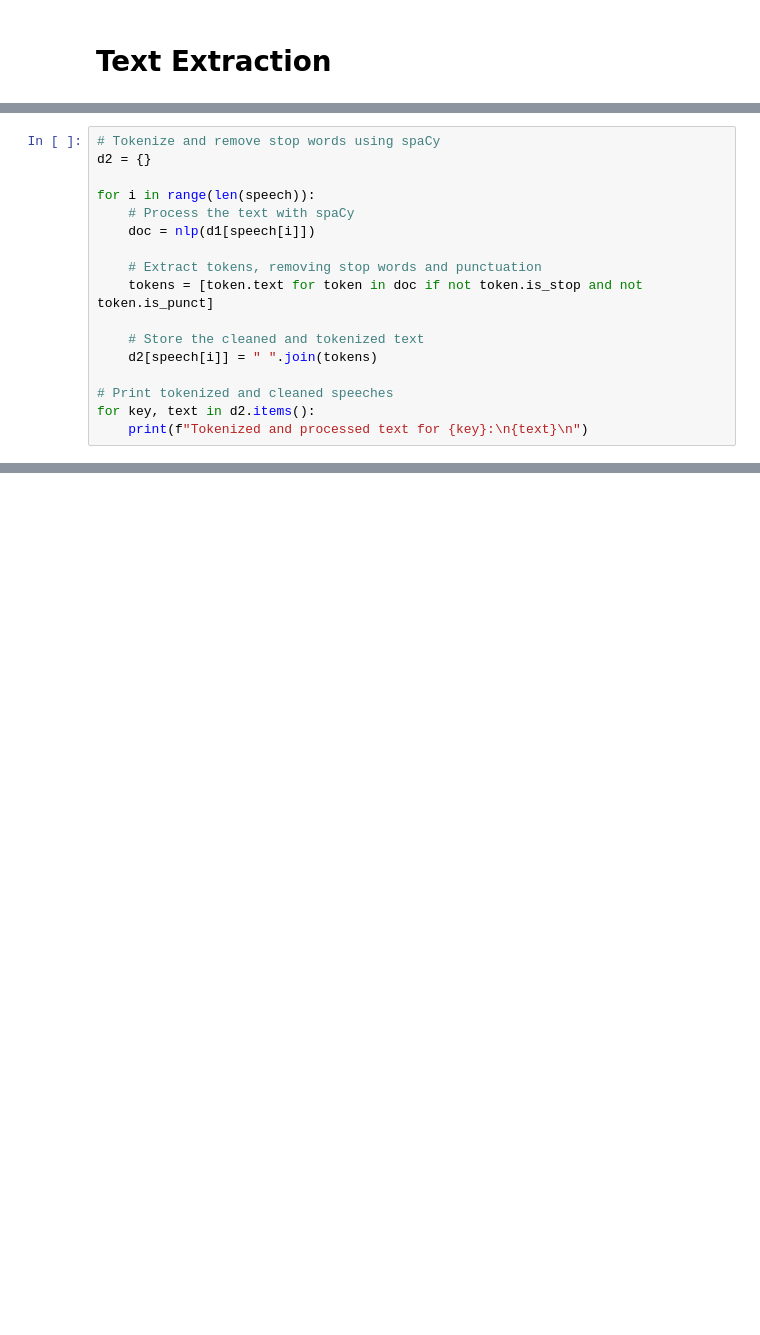
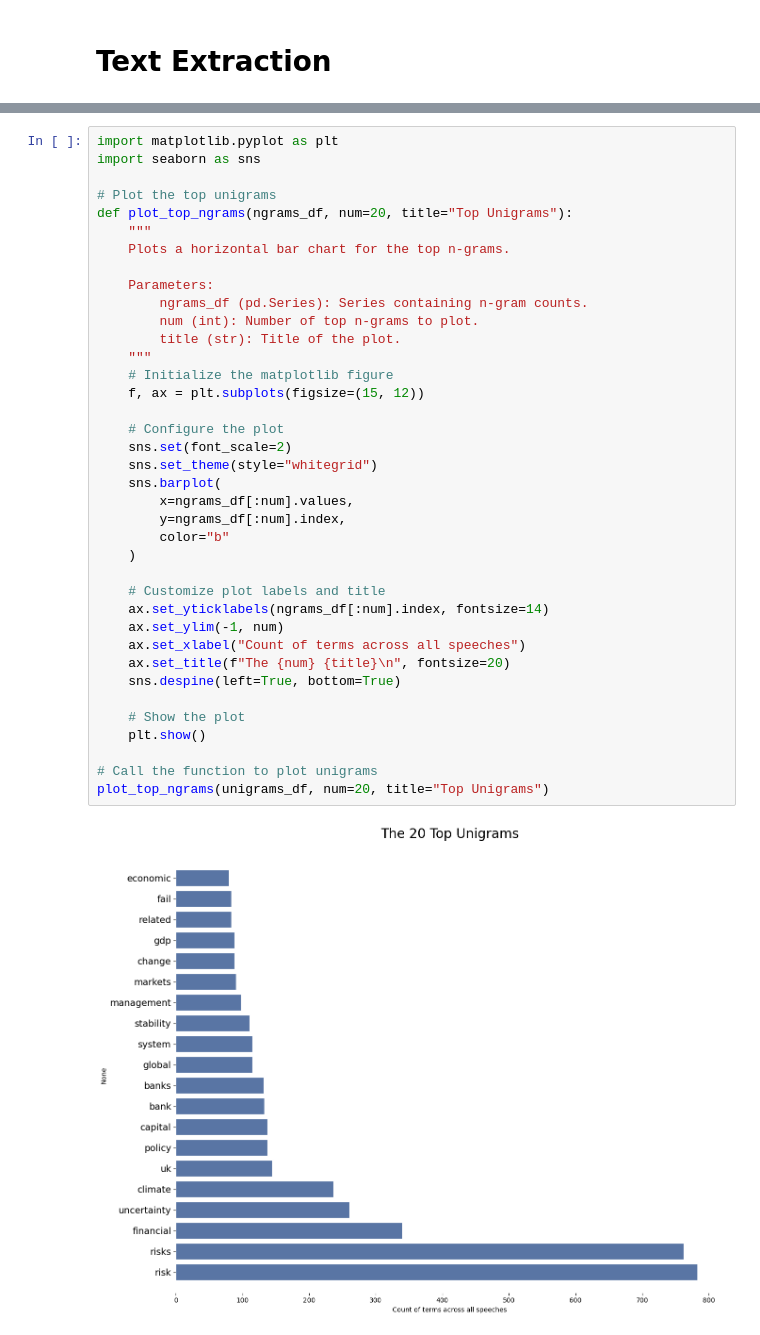
Before and after one commit to simranbains9810/mark_carney_speech_analysis, a Jupyter notebook: speech_analysis.ipynb, the cells around one changed output, grey strips where cells are left out. Cells and saved outputs as stored; diff of their text form; blank space fills up the shorter version.

```diff
--- a/speech_analysis.ipynb
+++ b/speech_analysis.ipynb
@@ -219,17 +264,0 @@ for i in range(len(speech)):
-# %%
-# Tokenize and remove stop words using spaCy
-d2 = {}
-
-for i in range(len(speech)):
-    # Process the text with spaCy
-    doc = nlp(d1[speech[i]])
-
-    # Extract tokens, removing stop words and punctuation
-    tokens = [token.text for token in doc if not token.is_stop and not token.is_punct]
-
-    # Store the cleaned and tokenized text
-    d2[speech[i]] = " ".join(tokens)
-
-# Print tokenized and cleaned speeches
-for key, text in d2.items():
-    print(f"Tokenized and processed text for {key}:\n{text}\n")
@@ -334,0 +455,40 @@ speeches
+# %%
+import matplotlib.pyplot as plt
+import seaborn as sns
+
+# Plot the top unigrams
+def plot_top_ngrams(ngrams_df, num=20, title="Top Unigrams"):
+    """
+    Plots a horizontal bar chart for the top n-grams.
+
+    Parameters:
+        ngrams_df (pd.Series): Series containing n-gram counts.
+        num (int): Number of top n-grams to plot.
+        title (str): Title of the plot.
+    """
+    # Initialize the matplotlib figure
+    f, ax = plt.subplots(figsize=(15, 12))
+
+    # Configure the plot
+    sns.set(font_scale=2)
+    sns.set_theme(style="whitegrid")
+    sns.barplot(
+        x=ngrams_df[:num].values,
+        y=ngrams_df[:num].index,
+        color="b"
+    )
+
+    # Customize plot labels and title
+    ax.set_yticklabels(ngrams_df[:num].index, fontsize=14)
+    ax.set_ylim(-1, num)
+    ax.set_xlabel("Count of terms across all speeches")
+    ax.set_title(f"The {num} {title}\n", fontsize=20)
+    sns.despine(left=True, bottom=True)
+
+    # Show the plot
+    plt.show()
+
+# Call the function to plot unigrams
+plot_top_ngrams(unigrams_df, num=20, title="Top Unigrams")
+# %% [output]
+[figure, added]
```
Also changed, not shown: parts of 22 cells of this notebook.
